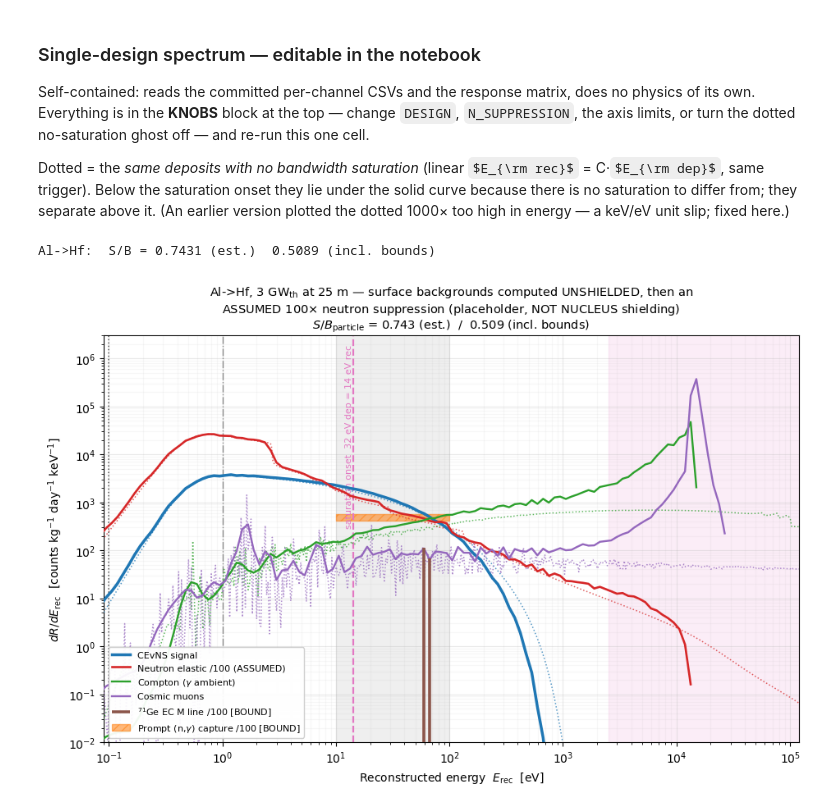
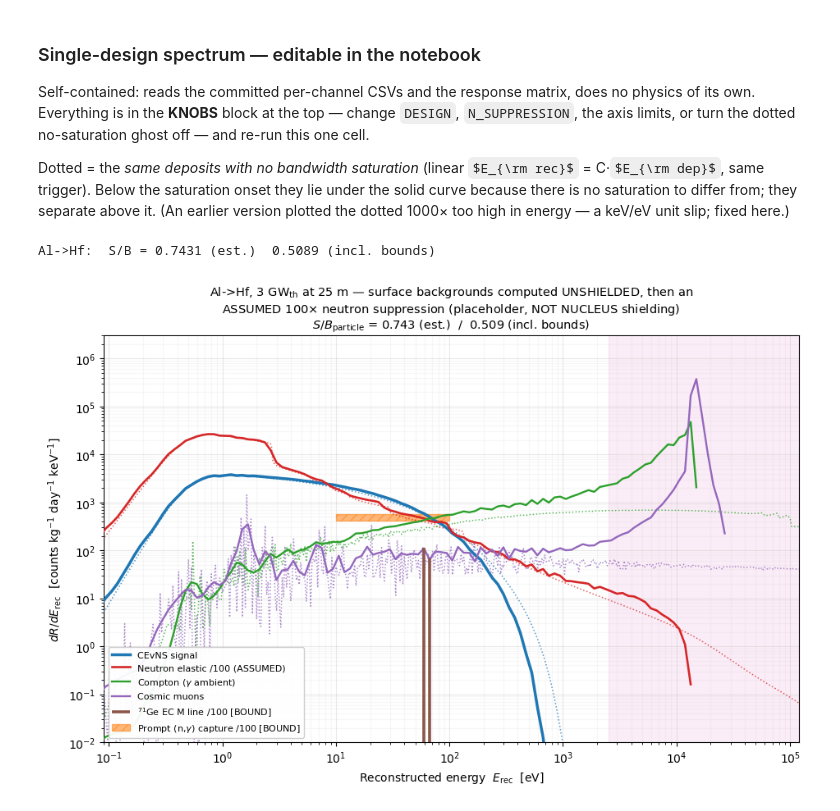
Before and after one commit to WashU-Astroparticle-Lab/qpd_potential, a Jupyter notebook: notebooks/paper_calculations.ipynb, the cells around one changed output. Cells and saved outputs as stored; diff of their text form; code cells hidden in the pictures; some formulas as TeX source.

```diff
--- a/notebooks/paper_calculations.ipynb
+++ b/notebooks/paper_calculations.ipynb
@@ -678,37 +678,33 @@ for ch in CH:
         # Ed is already in eV (deposit() returns eV, unsat keeps eV). The axis is eV,
         # so plot Ed directly -- NOT *1e3. The solid curves *1e3 because their column
         # is in keV; the dotted is not, and mixing the two shifts the dotted 1000x right.
         ax.loglog(Ed[m], yd[m], color=ch["col"], lw=1.1, ls=":", alpha=0.75, zorder=3)
     r = _rows(ch["f"]); E = _c(r, ch["ecol"]); y = _c(r, ch["ycol"])/f; m = y>0
     ax.loglog(E[m]*1e3, y[m], color=ch["col"], lw=ch["lw"], label=ch["lab"], zorder=5)
 
 # 71Ge EC M line (discrete, a bound at saturation)
 r = _rows(f"ge71_ec_dRdErec_{TAG}.csv"); E=_c(r,"E_rec_keV"); y=_c(r,"dRdErec_bound"); m=y>0
 if m.any(): ax.vlines(E[m]*1e3, 1e-6, y[m]/N_SUPPRESSION, color="#8c564b", lw=2.6,
                       label=f"$^{{71}}$Ge EC M line /{N_SUPPRESSION:.0f} [BOUND]", zorder=6)
 # prompt (n,gamma) capture: integrated bound only, no spectral shape
 lvl = CAPTURE_BOUND/N_SUPPRESSION/(ROI_HI-ROI_LO)
 ax.fill_between([ROI_LO*1e3, ROI_HI*1e3], lvl*0.86, lvl*1.16, color="#ff7f0e", alpha=0.55,
                 hatch="///", edgecolor="#ff7f0e", zorder=2,
                 label=f"Prompt (n,$\\gamma$) capture /{N_SUPPRESSION:.0f} [BOUND]")
-# guides + saturation band
-ax.axvspan(ROI_LO*1e3, ROI_HI*1e3, color="0.85", alpha=0.4, zorder=0)
-ax.axvline(FLOOR*1e3, color="0.35", ls=":", lw=1.1); ax.axvline(SUBEV*1e3, color="0.55", ls="-.", lw=1.0)
-ax.axvline(to_rec(onset_dep), color="#e377c2", ls="--", lw=1.6)
+# Saturated-band shading only. The vertical guide lines (grid floor, sub-eV
+# boundary, saturation onset) and the grey RoI window were removed by request.
 ax.axvspan(to_rec(plat_dep), XLIM[1], color="#e377c2", alpha=0.13, zorder=0)
-ax.annotate(f"saturation onset  {onset_dep:.0f} eV dep = {to_rec(onset_dep):.0f} eV rec",
-            xy=(to_rec(onset_dep), 2e6), color="#e377c2", fontsize=8, ha="right", rotation=90, va="top")
 
 ax.set_xlim(*XLIM); ax.set_ylim(*YLIM)
 ax.set_xlabel(r"Reconstructed energy  $E_{\rm rec}$  [eV]")
 ax.set_ylabel(r"$dR/dE_{\rm rec}$  [counts kg$^{-1}$ day$^{-1}$ keV$^{-1}$]")
 ax.set_title(f"{DESIGN}, 3 GW$_{{\\rm th}}$ at 25 m — surface backgrounds computed UNSHIELDED, then an\n"
              f"ASSUMED {N_SUPPRESSION:.0f}$\\times$ neutron suppression (placeholder, NOT NUCLEUS shielding)\n"
              f"$S/B_{{\\rm particle}}$ = {sb_est:.3f} (est.)  /  {sb_bnd:.3f} (incl. bounds)", fontsize=10.5)
 ax.grid(True, which="major", alpha=0.28); ax.grid(True, which="minor", alpha=0.09)
 ax.legend(loc="lower left", fontsize=8, framealpha=0.94)
 fig.tight_layout()
 print(f"{DESIGN}:  S/B = {sb_est:.4f} (est.)  {sb_bnd:.4f} (incl. bounds)")
 # %% [output]
 Al->Hf:  S/B = 0.7431 (est.)  0.5089 (incl. bounds)
-[figure, old version]
+[figure, new version]
```
Also changed, not shown: parts of 1 cell of this notebook, 3 other files.
